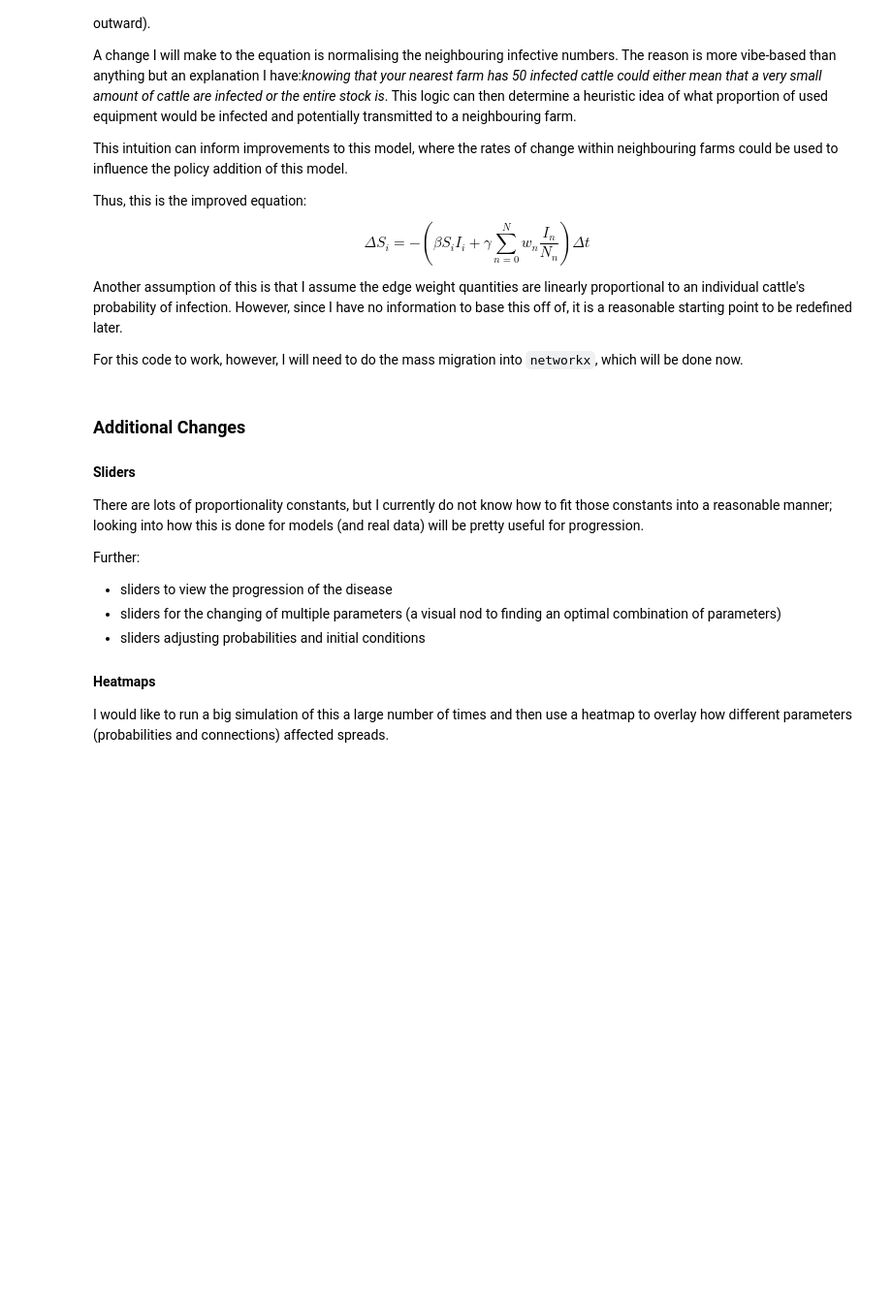
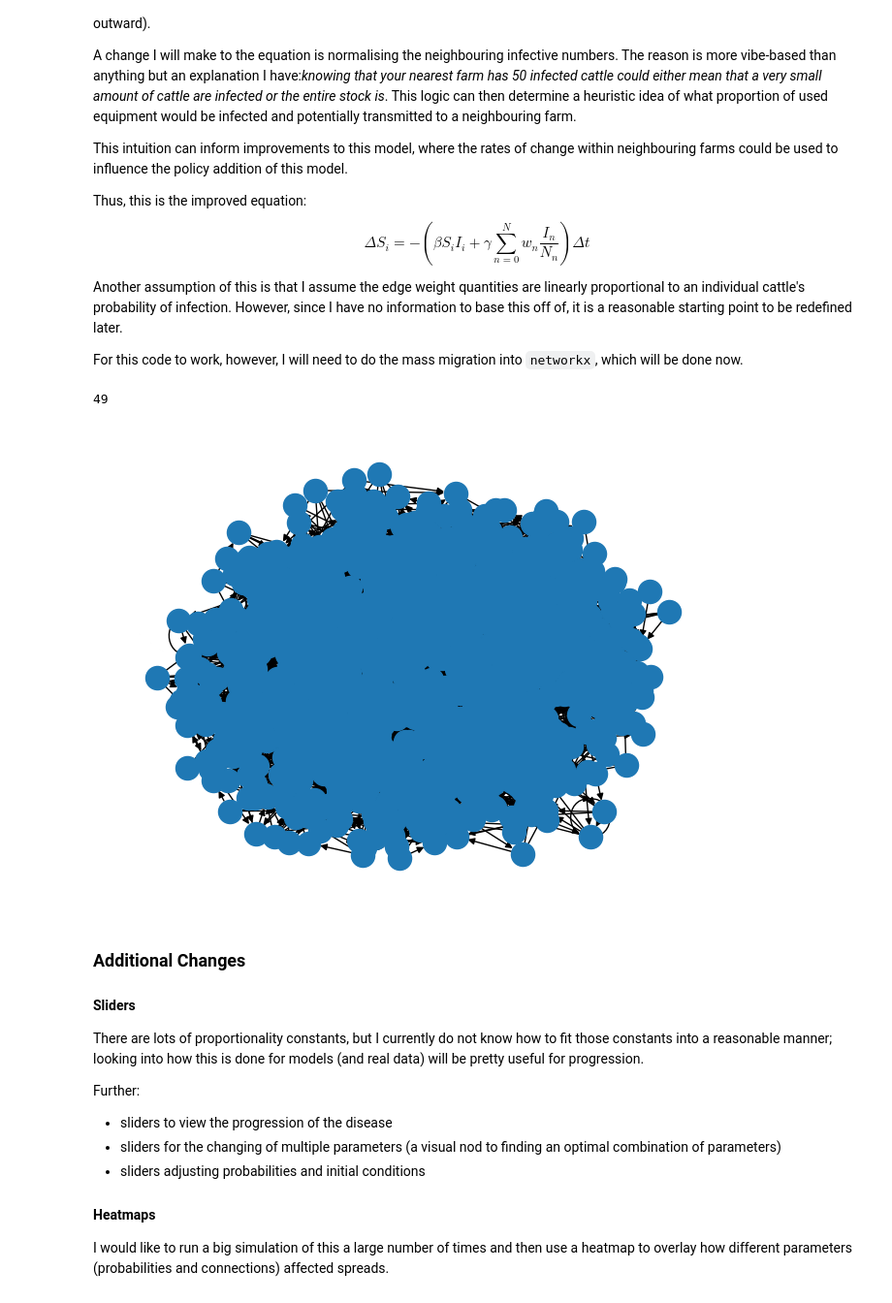
Before and after one commit to r-okotie179/diseaseModelling, a Jupyter notebook: test.ipynb, the cells around one changed output. Shown at 97% size. Drawn from its saved outputs; the diff is of its cells as text; code cells hidden in the pictures; blank space fills up the shorter version.

```diff
--- a/test.ipynb
+++ b/test.ipynb
@@ -530,12 +530,17 @@ for idx, farm in sample.iterrows():
     I=0,
     D=0
   )
+
+v = G.nodes[5]['N']
+print(np.array(v))
+# %% [output]
+49
 # %%
 def u(a,b): # node characteristics
-  a_num = a['N']
-  b_num = b['N']
-  a_pos = np.array(a['position'])
-  b_pos = np.array(b['position'])
+  a_num = G.nodes[a]['N']
+  b_num = G.nodes[b]['N']
+  a_pos = np.array(G.nodes[a]['position'])
+  b_pos = np.array(G.nodes[b]['position'])
   u = (a_num * np.linalg.norm(a_pos - b_pos)) / b_num
   return u.astype('float')
 
@@ -545,23 +550,27 @@ def f(a,b):
   return q
 # %%
 # edge creation
-k=15 # slider pararmeter
+k=4 # slider pararmeter
 
 pos = nx.get_node_attributes(G, 'position')
 pos_attr = pd.DataFrame(list(pos.values()), columns=['x','y'])
 kdt = KD_Tree(positions_df)
 kdt.build()
 
 for node_idx in range(len(sample)):
   node = G.nodes[node_idx]
 
   # query must be a DataFrame
   qry = pos_attr.iloc[[node_idx]]
   neighbours = kdt.get_knn(qry, k)
 
   for idx in range(k):
     comp_node_obj, comp_dist = neighbours[idx]
     comp_node = sample.loc[comp_node_obj.data.name]
-
-    p = f(node, comp_node)
-    G.add_edges() # there may be logic issues above
+    #print(f"{comp_node.name}\n")
+    n = node_idx
+    c = comp_node.name
+    p = f(n, c)
+    G.add_edge(n, c, weight=p)
+# %% [output]
+[figure, added]
```
Also changed, not shown: parts of 1 cell of this notebook.
